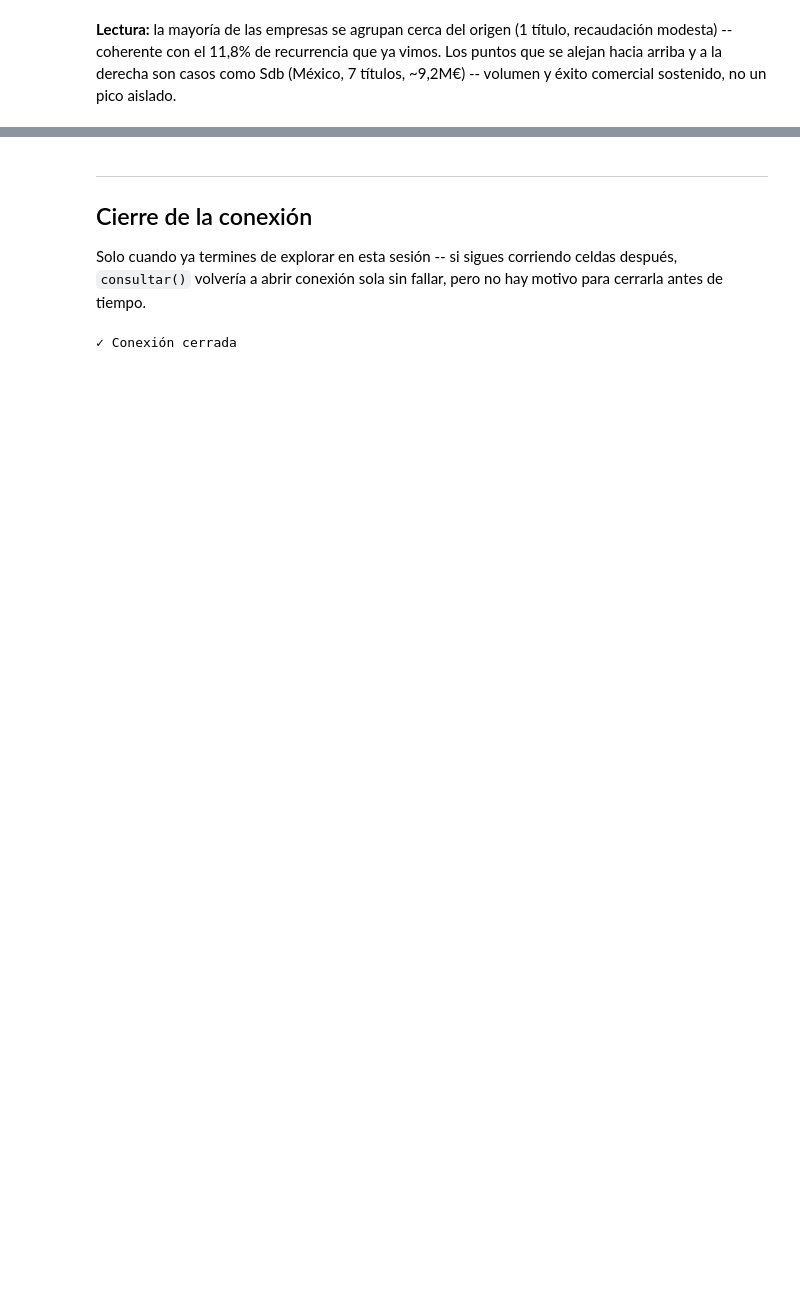
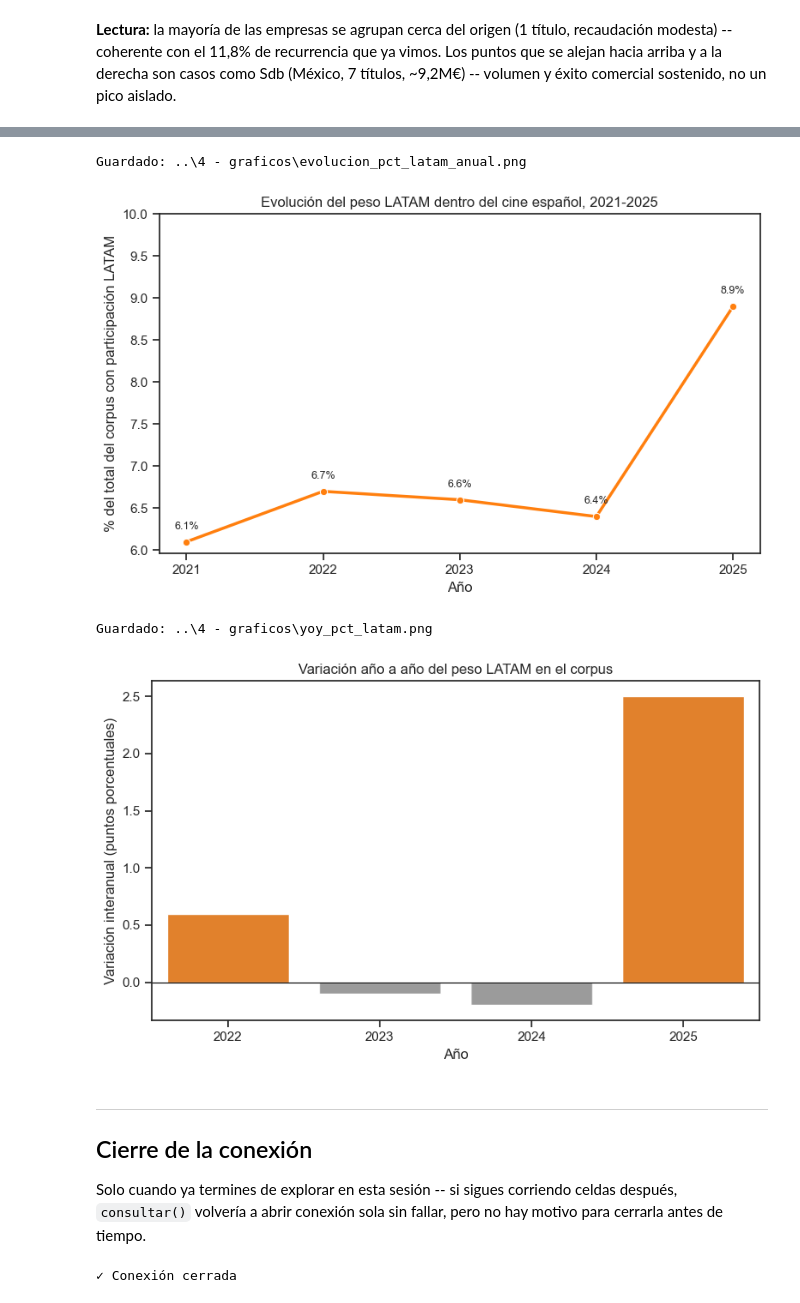
Before and after one commit to taniaesther-moviedata/LATAM-en-el-cine-ESP, a Jupyter notebook: 2 - ipynb/5_analisis_latam.ipynb, the cells around one changed output, grey strips where cells are left out. Saved outputs shown, nothing was run; the diff lists cells and outputs as text; code cells hidden in the pictures; blank space fills up the shorter version.

```diff
--- a/2 - ipynb/5_analisis_latam.ipynb
+++ b/2 - ipynb/5_analisis_latam.ipynb
@@ -1949,0 +2342,13 @@ sostenido, no un pico aislado.
+# %%
+pct_latam_por_anio = consultar("""
+    SELECT p.anio,
+           COUNT(*) AS total_peliculas,
+           COUNT(CASE WHEN v.pelicula_id IS NOT NULL THEN 1 END) AS num_latam,
+           ROUND(COUNT(CASE WHEN v.pelicula_id IS NOT NULL THEN 1 END) / COUNT(*) * 100, 1) AS pct_latam
+    FROM peliculas p
+    LEFT JOIN vista_latam v ON v.pelicula_id = p.pelicula_id
+    WHERE p.anio BETWEEN 2021 AND 2025
+    GROUP BY p.anio
+    ORDER BY p.anio
+""")
+pct_latam_por_anio
@@ -1950,3 +2362,40 @@ sostenido, no un pico aislado.
+# %%
+pct_latam_por_anio['yoy_pp'] = pct_latam_por_anio['pct_latam'].diff().round(2)  # cambio en puntos porcentuales
+pct_latam_por_anio['yoy_pct_change'] = pct_latam_por_anio['pct_latam'].pct_change().mul(100).round(1)  # cambio relativo %
+
+# Gráfico 1: evolución del % LATAM sobre el total, 2021-2025
+plt.figure(figsize=(8, 5))
+sns.lineplot(data=pct_latam_por_anio, x='anio', y='pct_latam',
+             marker='o', linewidth=2.5, color=COLORES_LATAM['Latinoamérica'])
+plt.xticks(pct_latam_por_anio['anio'])
+plt.ylim(top=10)
+plt.ylabel('% del total del corpus con participación LATAM')
+plt.xlabel('Año')
+plt.title('Evolución del peso LATAM dentro del cine español, 2021-2025')
+for _, fila in pct_latam_por_anio.iterrows():
+    plt.text(fila['anio'], fila['pct_latam'] + 0.15, f"{fila['pct_latam']}%", ha='center', fontsize=9)
+plt.tight_layout()
+guardar_grafico('evolucion_pct_latam_anual')
+plt.show()
+
+# Gráfico 2: variación interanual (puntos porcentuales)
+plt.figure(figsize=(8, 5))
+colores_barras = ['#9B9B9B' if v is None or v <= 0 else COLORES_LATAM['Latinoamérica']
+                   for v in pct_latam_por_anio['yoy_pp']]
+sns.barplot(data=pct_latam_por_anio.dropna(subset=['yoy_pp']),
+            x='anio', y='yoy_pp', hue='anio', palette=colores_barras[1:], legend=False)
+plt.axhline(0, color='black', linewidth=0.8)
+plt.ylabel('Variación interanual (puntos porcentuales)')
+plt.xlabel('Año')
+plt.title('Variación año a año del peso LATAM en el corpus')
+plt.tight_layout()
+guardar_grafico('yoy_pct_latam')
+plt.show()
+# %% [output]
+Guardado: ..\4 - graficos\evolucion_pct_latam_anual.png
+[figure, added]
+Guardado: ..\4 - graficos\yoy_pct_latam.png
+[figure, added]
 # %% [markdown]
 ---
 ## Cierre de la conexión
```
Also changed, not shown: parts of 21 cells of this notebook, 1 other file.
